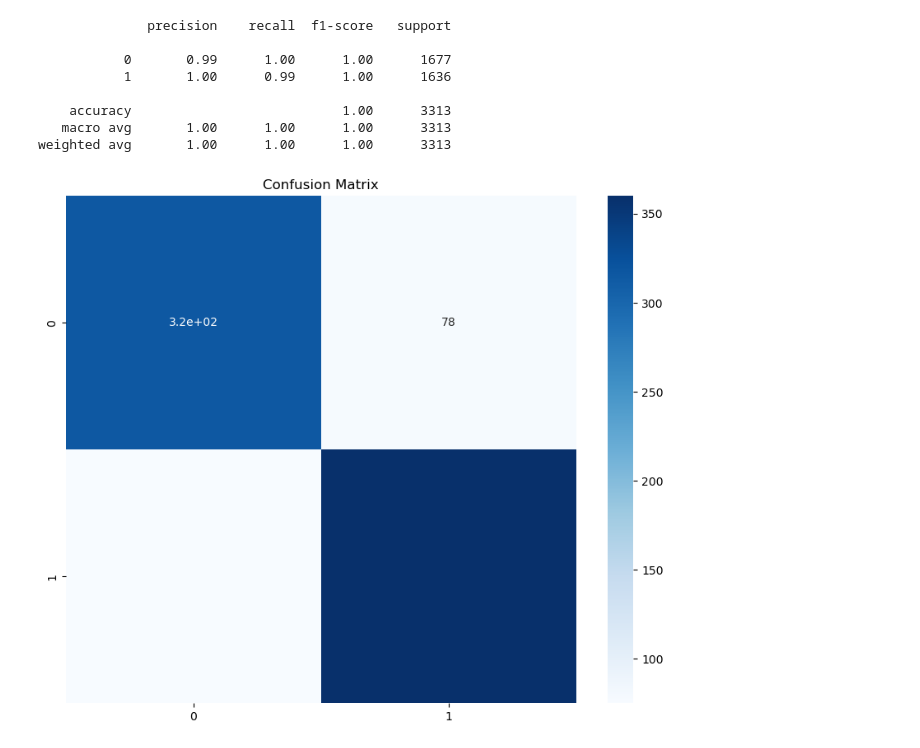
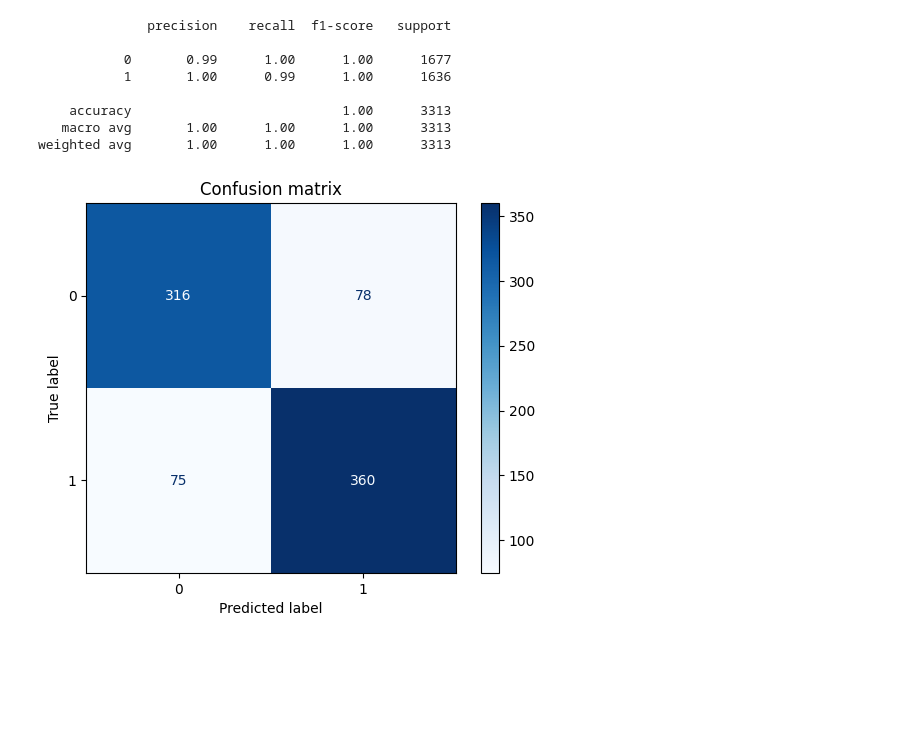
Before and after one commit to crux007/SVM, a Jupyter notebook: forIfy.ipynb, the cells around one changed output. Drawn from its saved outputs; the diff is of its cells as text; code cells hidden in the pictures; blank space fills up the shorter version.

```diff
--- a/forIfy.ipynb
+++ b/forIfy.ipynb
@@ -396,18 +405,18 @@ print(classification_report(y_train_resampled, grid_predictions, zero_division=0
    macro avg       1.00      1.00      1.00      3313
 weighted avg       1.00      1.00      1.00      3313
 # %%
-# Predicting the test set results
-y_pred = grid.best_estimator_.predict(X_test_resampled)
-
-# Confusion matrix
-cnf_matrix = confusion_matrix(y_test_resampled, y_pred)
-
-plt.figure(figsize=(10,8))
-sns.heatmap(pd.DataFrame(cnf_matrix), annot=True, cmap="Blues")
-plt.title("Confusion Matrix")
+# Display confussion matrix
+disp = ConfusionMatrixDisplay.from_estimator(
+grid,
+X_test_resampled,
+y_test_resampled,
+# display_labels=model.classes_,
+cmap=plt.cm.Blues
+)
+plt.title('Confusion matrix')
 plt.show()
 # %% [output]
-[figure, old version]
+[figure, new version]
 # %%
 # Predict probabilities
 y_pred = grid.best_estimator_.predict(X_test_resampled)
```
Also changed, not shown: parts of 13 cells of this notebook.
